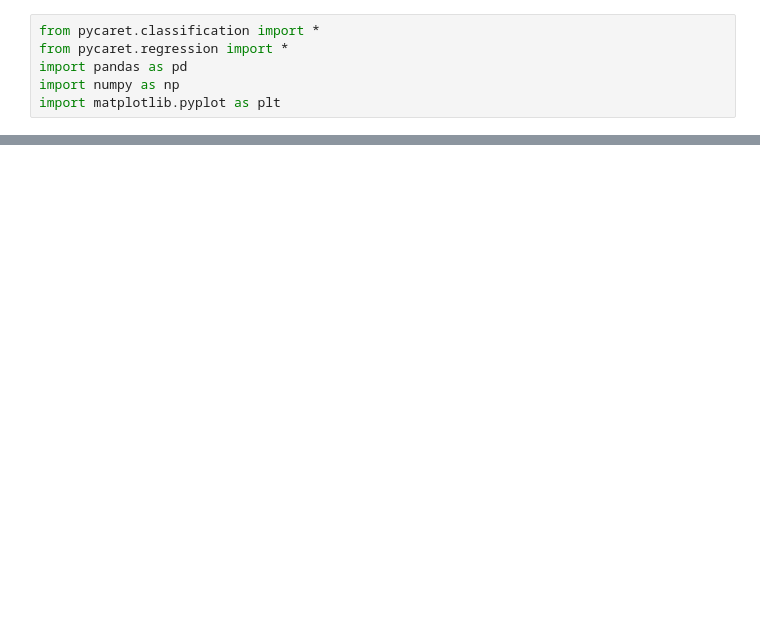
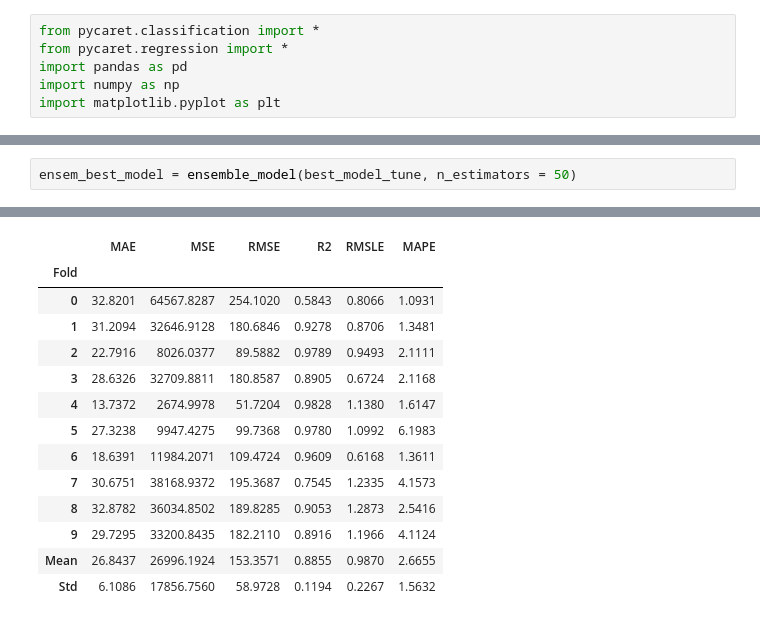
Before and after one commit to jiwlnwza007/termpro-predictPM25, a Jupyter notebook: train_pm25.ipynb, the cells around one changed output, grey strips where cells are left out. Saved outputs shown, nothing was run; the diff lists cells and outputs as text; blank space fills up the shorter version.

```diff
--- a/train_pm25.ipynb
+++ b/train_pm25.ipynb
@@ -138,0 +117,3 @@ Fitting 10 folds for each of 10 candidates, totalling 100 fits
+# %%
+ensem_best_model = ensemble_model(best_model_tune, n_estimators = 50)
+# %% [output]
@@ -138,0 +121,14 @@ Fitting 10 folds for each of 10 candidates, totalling 100 fits
+|  | MAE | MSE | RMSE | R2 | RMSLE | MAPE |
+| Fold |  |  |  |  |  |  |
+| 0 | 32.8201 | 64567.8287 | 254.1020 | 0.5843 | 0.8066 | 1.0931 |
+| 1 | 31.2094 | 32646.9128 | 180.6846 | 0.9278 | 0.8706 | 1.3481 |
+| 2 | 22.7916 | 8026.0377 | 89.5882 | 0.9789 | 0.9493 | 2.1111 |
+| 3 | 28.6326 | 32709.8811 | 180.8587 | 0.8905 | 0.6724 | 2.1168 |
+| 4 | 13.7372 | 2674.9978 | 51.7204 | 0.9828 | 1.1380 | 1.6147 |
+| 5 | 27.3238 | 9947.4275 | 99.7368 | 0.9780 | 1.0992 | 6.1983 |
+| 6 | 18.6391 | 11984.2071 | 109.4724 | 0.9609 | 0.6168 | 1.3611 |
+| 7 | 30.6751 | 38168.9372 | 195.3687 | 0.7545 | 1.2335 | 4.1573 |
+| 8 | 32.8782 | 36034.8502 | 189.8285 | 0.9053 | 1.2873 | 2.5416 |
+| 9 | 29.7295 | 33200.8435 | 182.2110 | 0.8916 | 1.1966 | 4.1124 |
+| Mean | 26.8437 | 26996.1924 | 153.3571 | 0.8855 | 0.9870 | 2.6655 |
+| Std | 6.1086 | 17856.7560 | 58.9728 | 0.1194 | 0.2267 | 1.5632 |
```
Also changed, not shown: parts of 8 cells of this notebook.
